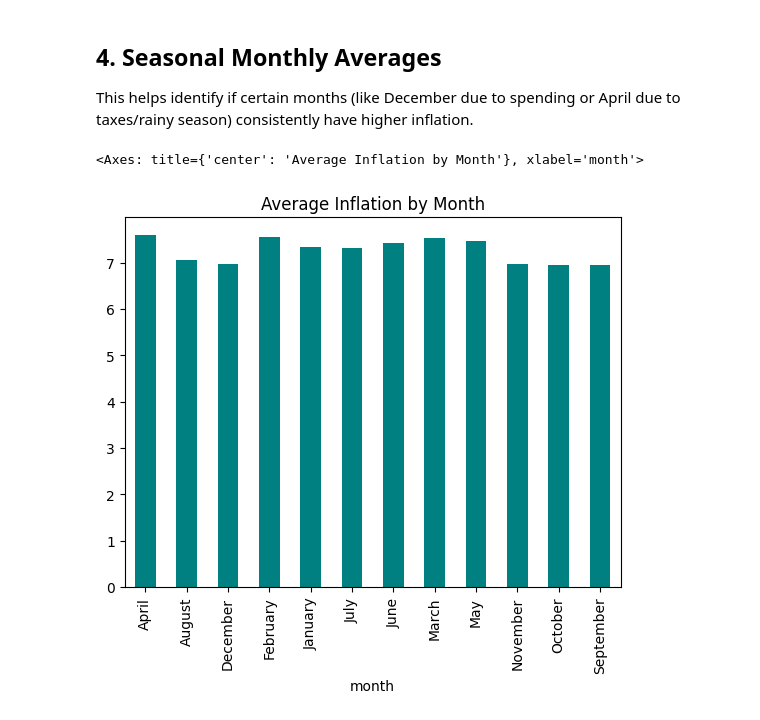
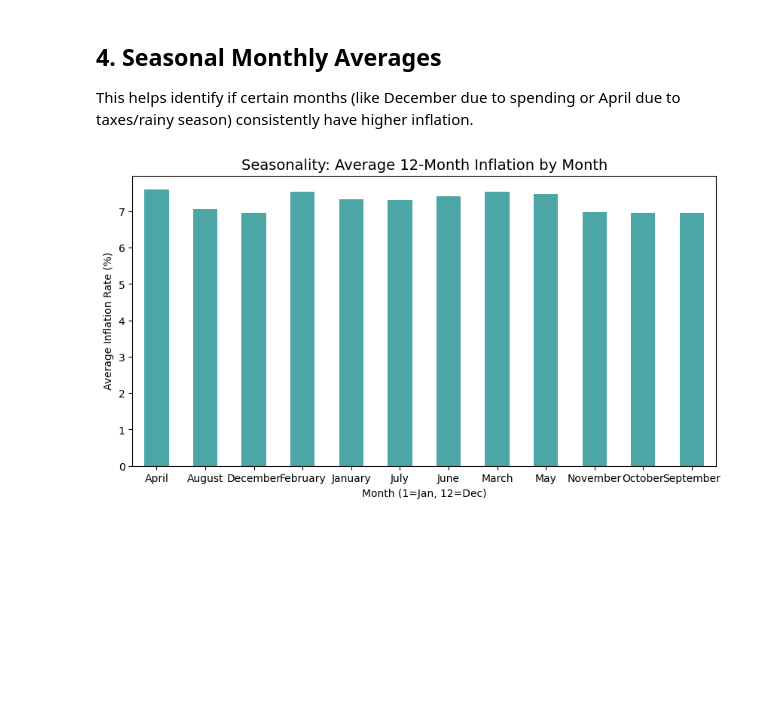
Before and after one commit to asaphray/cbk-macroeconomic-analysis, a Jupyter notebook: notebooks/python/02_inflation_analysis.ipynb, the cells around one changed output. Cells and saved outputs as stored; diff of their text form; code cells hidden in the pictures; blank space fills up the shorter version.

```diff
--- a/notebooks/python/02_inflation_analysis.ipynb
+++ b/notebooks/python/02_inflation_analysis.ipynb
@@ -130,11 +148,17 @@ plt.show()
 ## 4. Seasonal Monthly Averages
 This helps identify if certain months (like December due to spending or April due to taxes/rainy season) consistently have higher inflation.
 # %%
-# Group by month and calculate mean
-seasonal_analysis = inflation.groupby('month')['12_month_inflation'].mean()
 
-# Plotting the seasonality
-seasonal_analysis.plot(kind='bar', color='teal', title='Average Inflation by Month')
+
+# Grouping by month
+seasonal = inflation.groupby('month')['12_month_inflation'].mean()
+
+plt.figure(figsize=(10, 5))
+seasonal.plot(kind='bar', color='teal', alpha=0.7)
+plt.title("Seasonality: Average 12-Month Inflation by Month", fontsize=14)
+plt.xlabel("Month (1=Jan, 12=Dec)")
+plt.ylabel("Average Inflation Rate (%)")
+plt.xticks(rotation=0)
+plt.show()
 # %% [output]
-<Axes: title={'center': 'Average Inflation by Month'}, xlabel='month'>
-[figure, old version]
+[figure, new version]
```
Also changed, not shown: parts of 1 cell of this notebook.
